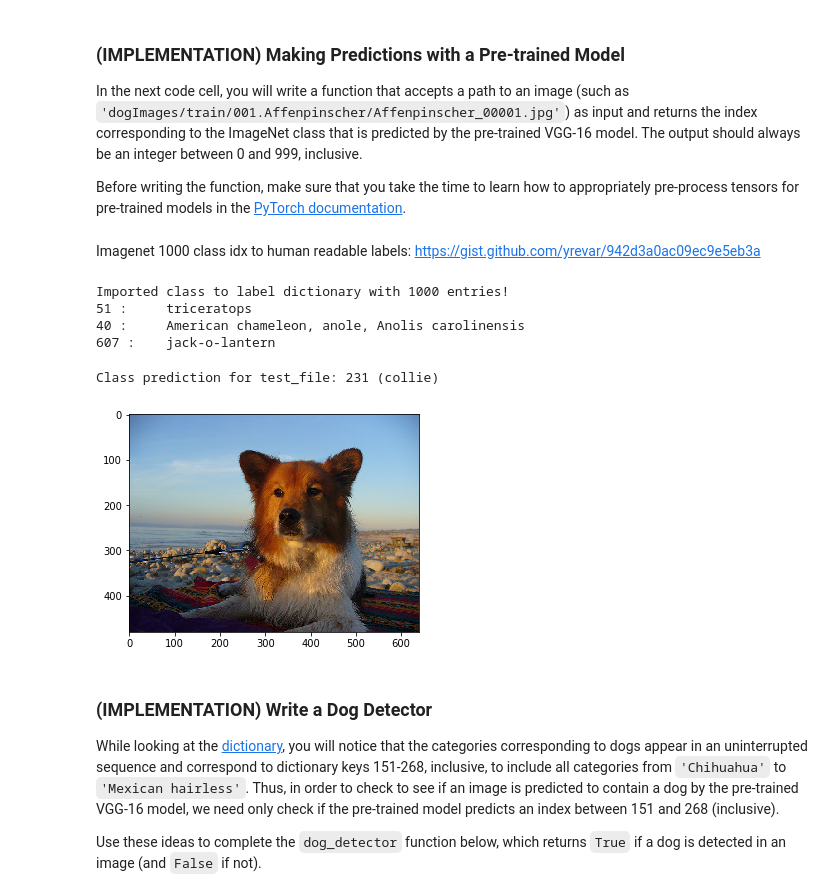
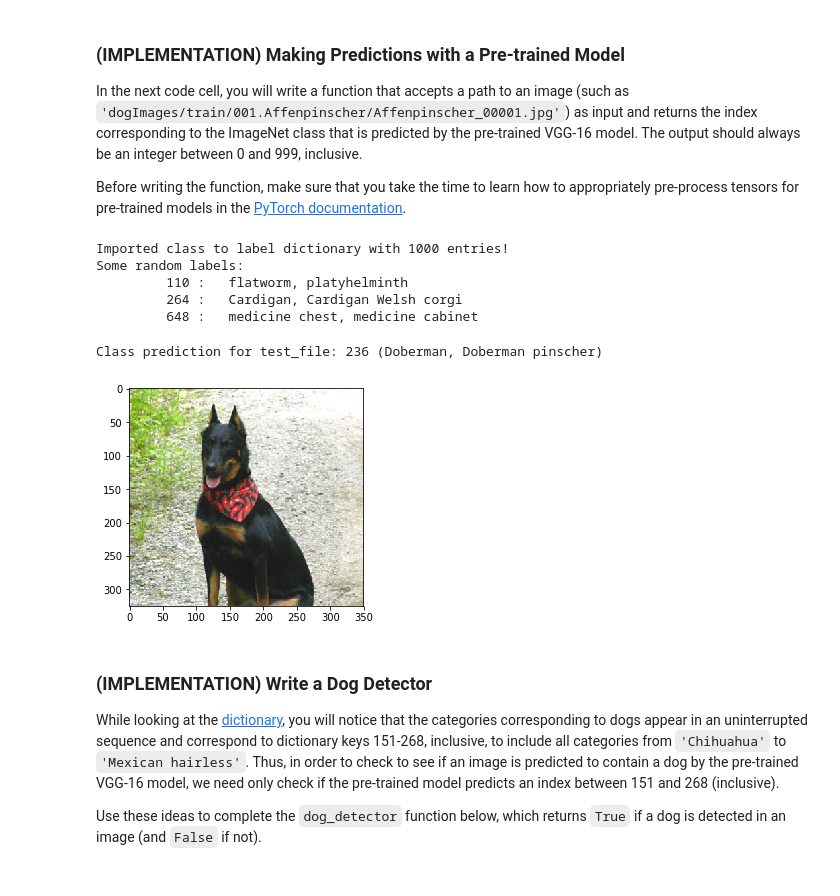
Before and after one commit to toebgen/deep-learning-v2-pytorch, a Jupyter notebook: project-dog-classification/dog_app.ipynb, the cells around one changed output. Saved outputs shown, nothing was run; the diff lists cells and outputs as text; code cells hidden in the pictures.

```diff
--- a/project-dog-classification/dog_app.ipynb
+++ b/project-dog-classification/dog_app.ipynb
@@ -55,8 +58,8 @@ import numpy as np
 from glob import glob
 
 # load filenames for human and dog images
-human_files = np.array(glob("lfw/*/*"))
-dog_files = np.array(glob("dogImages/*/*/*"))
+human_files = np.array(glob("/data/lfw/*/*"))
+dog_files = np.array(glob("/data/dog_images/*/*/*"))
 
 # print number of images in each dataset
 print('There are %d total human images.' % len(human_files))
@@ -80,7 +83,7 @@ import matplotlib.pyplot as plt
 face_cascade = cv2.CascadeClassifier('haarcascades/haarcascade_frontalface_alt.xml')
 
 # load color (BGR) image
-img = cv2.imread(human_files[256])
+img = cv2.imread(human_files[0])
 # convert BGR image to grayscale
 gray = cv2.cvtColor(img, cv2.COLOR_BGR2GRAY)
 
@@ -201,8 +208,6 @@ Given an image, this pre-trained VGG-16 model returns a prediction (derived from
 In the next code cell, you will write a function that accepts a path to an image (such as `'dogImages/train/001.Affenpinscher/Affenpinscher_00001.jpg'`) as input and returns the index corresponding to the ImageNet class that is predicted by the pre-trained VGG-16 model.  The output should always be an integer between 0 and 999, inclusive.
 
 Before writing the function, make sure that you take the time to learn  how to appropriately pre-process tensors for pre-trained models in the [PyTorch documentation](http://pytorch.org/docs/stable/torchvision/models.html).
-# %% [markdown]
-Imagenet 1000 class idx to human readable labels: https://gist.github.com/yrevar/942d3a0ac09ec9e5eb3a
 # %%
 from pathlib import Path
 import re
@@ -225,16 +230,17 @@ def load_class_idx_to_labels():
                     pass # deal with bad lines of text here
             print("Imported class to label dictionary with", len(class_idx_to_label), "entries!")
     else:
-        print("Could not load file from disk!")
+        print("Could not load imagenet1000_clsidx_to_labels.txt from disk! Continuing without...")
         return None
 
     return class_idx_to_label
 
 
 def print_random_labels(number = 3):
+    print("Some random labels:")
     for i in range(number):
         idx = randint(0,len(class_idx_to_label)-1)
-        print(idx, ':\t', class_idx_to_label[idx])
+        print('\t', idx, ':\t', class_idx_to_label[idx])
 
 
 class_idx_to_label = load_class_idx_to_labels()
@@ -242,9 +248,17 @@ if class_idx_to_label != None:
     print_random_labels()
 # %% [output]
 Imported class to label dictionary with 1000 entries!
-51 :     triceratops
-40 :     American chameleon, anole, Anolis carolinensis
-607 :    jack-o-lantern
+Some random labels:
+         110 :   flatworm, platyhelminth
+         264 :   Cardigan, Cardigan Welsh corgi
+         648 :   medicine chest, medicine cabinet
+# %%
+from PIL import Image
+import skimage.io as io
+
+def show_img(img_path):
+    img = io.imread(img_path)
+    plt.imshow(img)
 # %%
 from PIL import Image
 import torchvision.transforms as transforms
@@ -268,37 +282,46 @@ def VGG16_predict(img_path):
         Index corresponding to VGG-16 model's prediction
     '''
 
     ## TODO: Complete the function.
     ## Load and pre-process an image from the given img_path
     ## Return the *index* of the predicted class for that image
 
     img = Image.open(img_path)
     transform = transforms.Compose([
             transforms.Resize([224,224]),
             transforms.ToTensor(),
             transforms.Normalize(mean=[0.485, 0.456, 0.406],
                                  std=[0.229, 0.224, 0.225]),
         ])
     img = transform(img).unsqueeze_(0)
 
+    use_cuda = torch.cuda.is_available()
+    #print("use_cuda:", use_cuda)
+    global VGG16
+    if use_cuda:
+        img = img.to('cuda')
+        VGG16 = VGG16.to('cuda')
+    else:
+        img = img.to('cpu')
+        VGG16 = VGG16.to('cpu')
+
     prediction = VGG16(img)
     result = torch.argmax(prediction)
 
     return result # predicted class index
 
 random_index = randint(0, len(dog_files))
 test_file = dog_files[random_index]
-img = io.imread(test_file)
-plt.imshow(img)
+show_img(test_file)
 result = VGG16_predict(test_file)
 
 output_string = "Class prediction for test_file: {}".format(result)
 if class_idx_to_label != None:
     output_string += " ({})".format(class_idx_to_label[int(result)])
 print(output_string)
 # %% [output]
-Class prediction for test_file: 231 (collie)
+Class prediction for test_file: 236 (Doberman, Doberman pinscher)
-[figure, old version]
+[figure, new version]
 # %% [markdown]
 ### (IMPLEMENTATION) Write a Dog Detector
 
```
Also changed, not shown: parts of 49 cells of this notebook, 4 other files.
